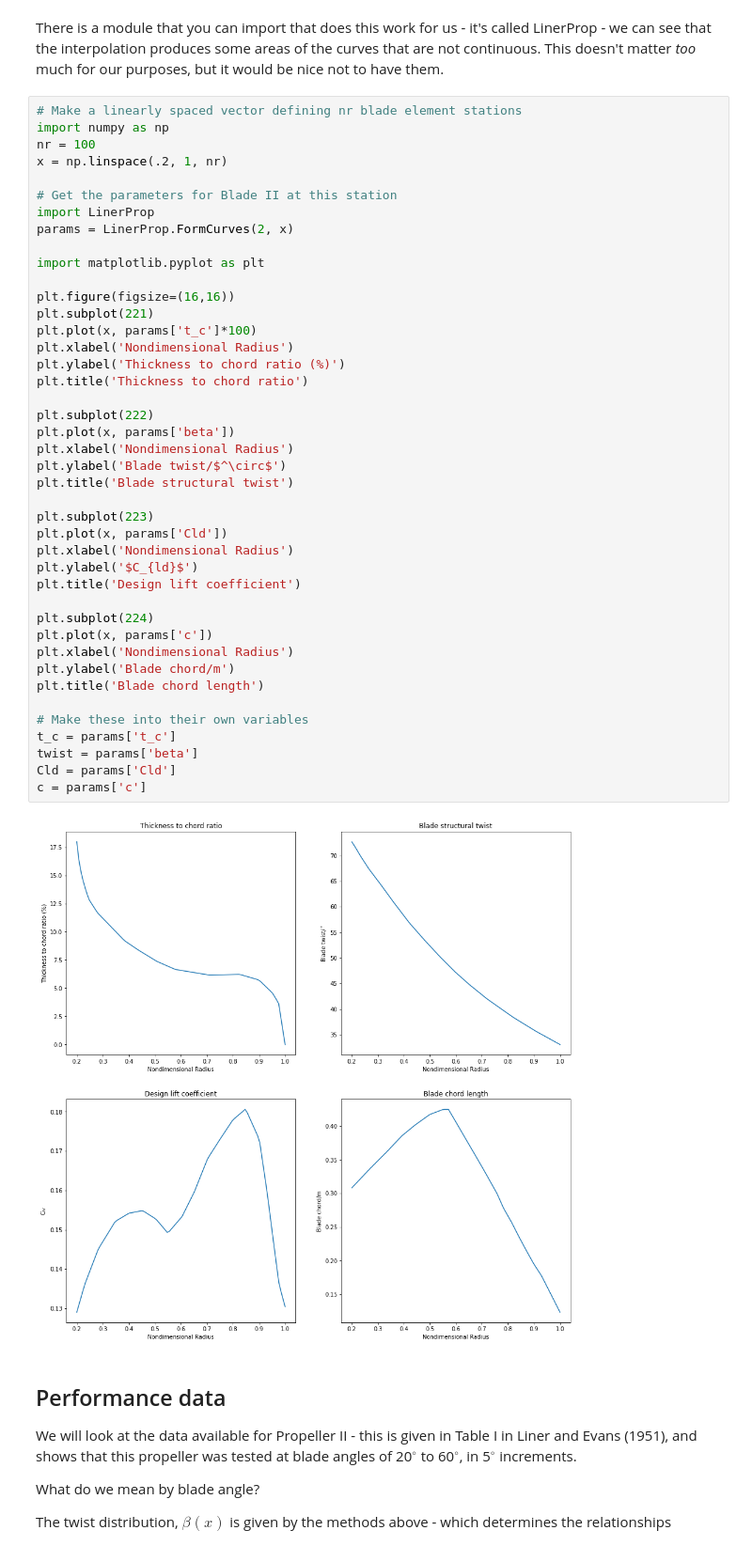
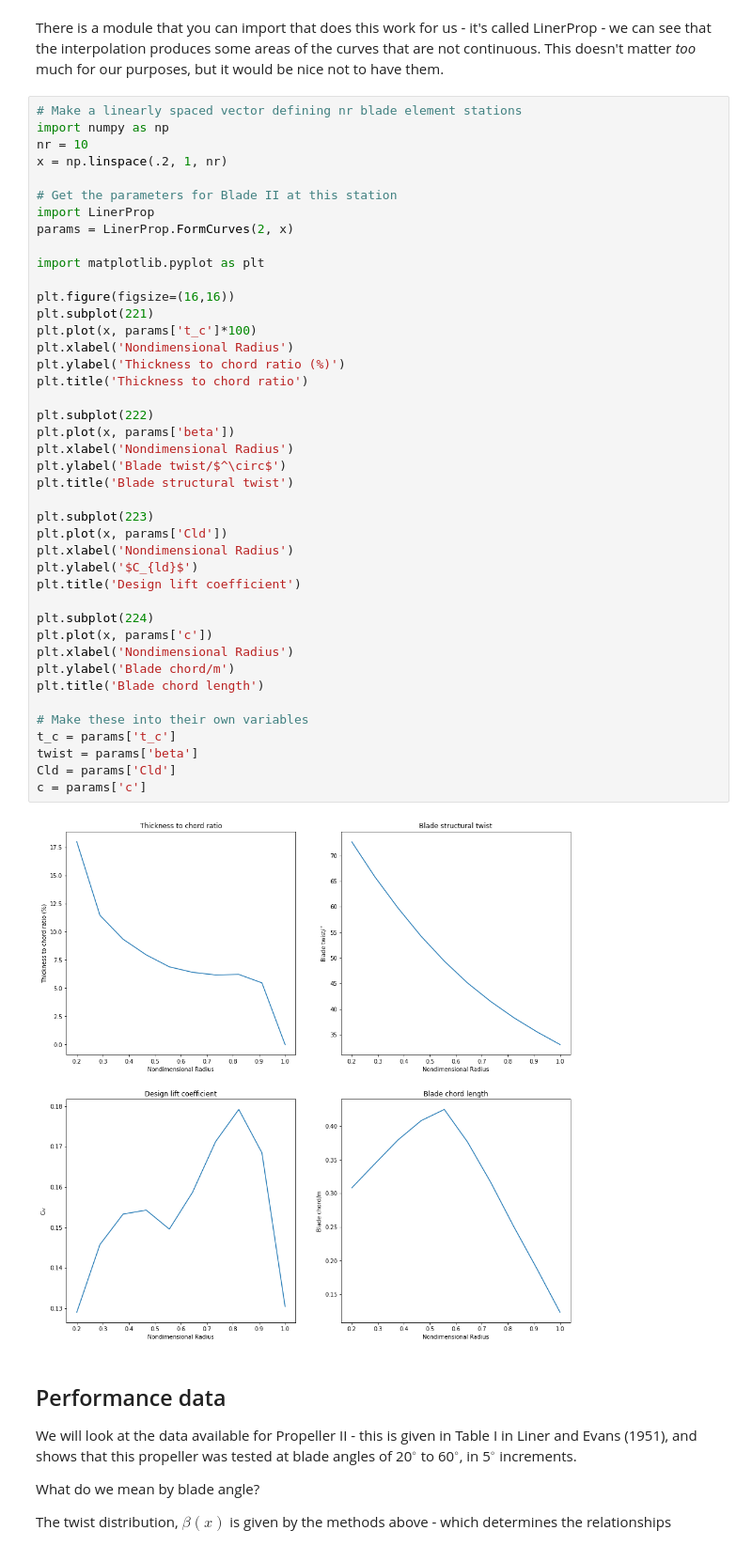
Before and after one commit to aeronauty/Performance-Modelling, a Jupyter notebook: Basic-Performance-Model.ipynb, the cells around one changed output. Shown at 94% size. Saved outputs shown, nothing was run; the diff lists cells and outputs as text.

```diff
--- a/Basic-Performance-Model.ipynb
+++ b/Basic-Performance-Model.ipynb
@@ -29,7 +29,7 @@ There is a module that you can import that does this work for us - it's called L
 # %%
 # Make a linearly spaced vector defining nr blade element stations
 import numpy as np
-nr = 100
+nr = 10
 x = np.linspace(.2, 1, nr)
 
 # Get the parameters for Blade II at this station
@@ -42,34 +42,34 @@ plt.figure(figsize=(16,16))
 plt.subplot(221)
 plt.plot(x, params['t_c']*100)
 plt.xlabel('Nondimensional Radius')
 plt.ylabel('Thickness to chord ratio (%)')
 plt.title('Thickness to chord ratio')
 
 plt.subplot(222)
 plt.plot(x, params['beta'])
 plt.xlabel('Nondimensional Radius')
 plt.ylabel('Blade twist/$^\circ$')
 plt.title('Blade structural twist')
 
 plt.subplot(223)
 plt.plot(x, params['Cld'])
 plt.xlabel('Nondimensional Radius')
 plt.ylabel('$C_{ld}$')
 plt.title('Design lift coefficient')
 
 plt.subplot(224)
 plt.plot(x, params['c'])
 plt.xlabel('Nondimensional Radius')
 plt.ylabel('Blade chord/m')
 plt.title('Blade chord length')
 
 # Make these into their own variables
 t_c = params['t_c']
 twist = params['beta']
 Cld = params['Cld']
 c = params['c']
 # %% [output]
-[figure, old version]
+[figure, new version]
 # %% [markdown]
 ## Performance data
 
```
Also changed, not shown: parts of 7 cells of this notebook, 1 other file.
